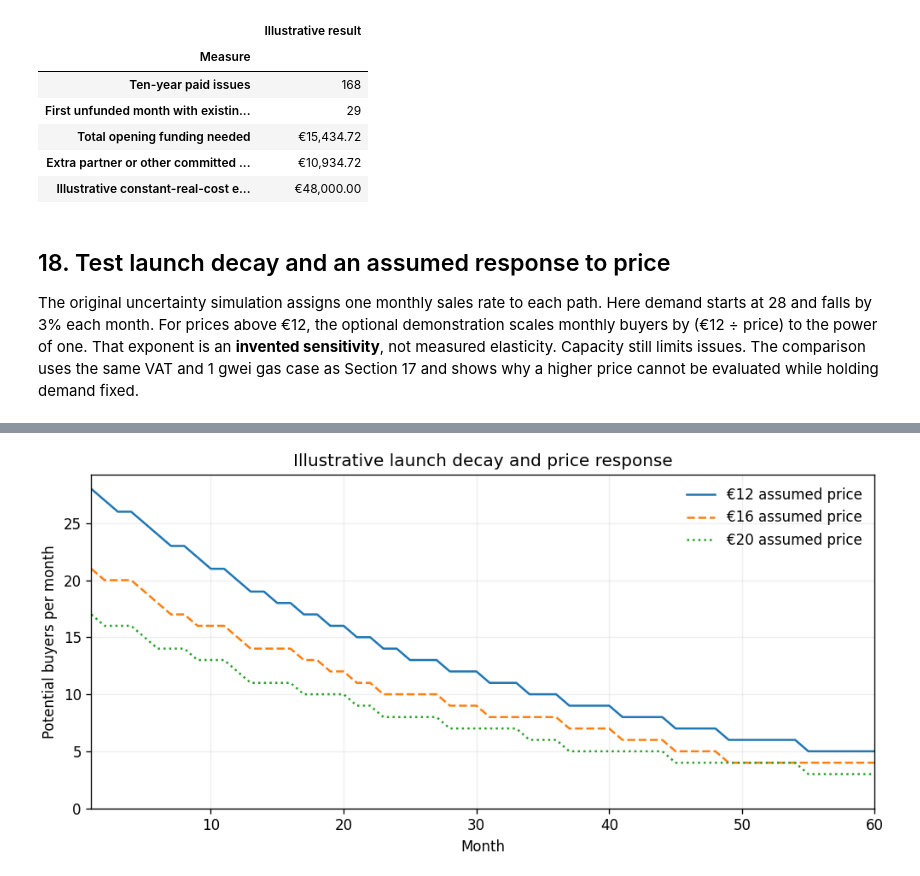
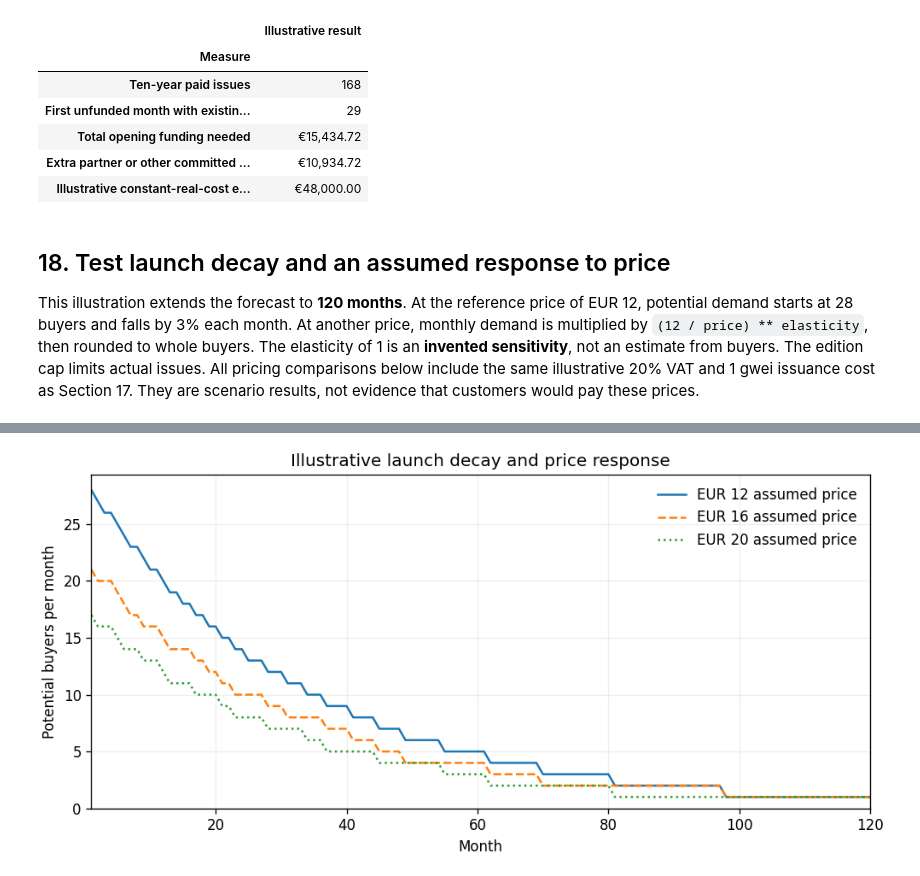
Before and after one commit to tanvirrubayet/fdp1-game-preservation, a Jupyter notebook: preservation_economics.ipynb, the cells around one changed output, grey strips where cells are left out. Drawn from its saved outputs; the diff is of its cells as text; code cells hidden in the pictures.

Commit message:
Correct preservation pricing scenarios and funding checks

```diff
--- a/preservation_economics.ipynb
+++ b/preservation_economics.ipynb
@@ -651,8 +701,10 @@ if not 0 <= demand_low <= demand_mode <= demand_high:
 rng = Random(random_seed)
 required_funding = []
 for _ in range(simulation_count):
-    # Sample sustained monthly demand, then use the same cap and monthly cash ledger.
-    demand = round(rng.triangular(low=demand_low, high=demand_high, mode=demand_mode))
+    # Sample sustained monthly demand with expanded continuous bounds to remove edge-bin rounding bias.
+    # Using low - 0.5 and high + 0.5 ensures that rounding creates perfectly uniform intervals of size 1.0 for all options.
+    sampled_raw = rng.triangular(low=demand_low - 0.5, high=demand_high + 0.5, mode=demand_mode)
+    demand = max(0, min(demand_high, round(sampled_raw)))
     simulated = simulate_sales(inputs, [demand] * inputs.months)
     cash = balances_with_launch(inputs, simulated)
     required_funding.append(minimum_opening_funding(inputs, cash))
@@ -1125,33 +1144,56 @@ assert min(balances_with_launch(funded, transaction_ledger(
 # %% [markdown]
 ## 18. Test launch decay and an assumed response to price
 
-The original uncertainty simulation assigns one monthly sales rate to each path. Here demand starts at 28 and falls by 3% each month. For prices above €12, the optional demonstration scales monthly buyers by (€12 ÷ price) to the power of one. That exponent is an **invented sensitivity**, not measured elasticity. Capacity still limits issues. The comparison uses the same VAT and 1 gwei gas case as Section 17 and shows why a higher price cannot be evaluated while holding demand fixed.
+This illustration extends the forecast to **120 months**. At the reference price of EUR 12, potential demand starts at 28 buyers and falls by 3% each month. At another price, monthly demand is multiplied by `(12 / price) ** elasticity`, then rounded to whole buyers. The elasticity of 1 is an **invented sensitivity**, not an estimate from buyers. The edition cap limits actual issues. All pricing comparisons below include the same illustrative 20% VAT and 1 gwei issuance cost as Section 17. They are scenario results, not evidence that customers would pay these prices.
 # %%
-# Build an explicit month-by-month buyer path before applying the edition cap.
-launch_demand = [round(high_monthly_demand * 0.97 ** month) for month in range(inputs.months)]
+# Use one demand rule and a 120-month horizon for every pricing comparison.
+price_horizon = ten_year
+reference_price = inputs.licence_price
+reference_demand = [round(high_monthly_demand * 0.97 ** month)
+                    for month in range(price_horizon.months)]
 elasticity = 1.0
-elasticity_rows = []
-for price in (Decimal("12.00"), Decimal("16.00"), Decimal("20.00")):
-    # The price response is a scenario input, not an estimate from observed buyers.
-    priced_demand = [round(count * float(inputs.licence_price / price) ** elasticity)
-                     for count in launch_demand]
-    priced = replace(inputs, licence_price=price)
-    rows = transaction_ledger(priced, priced_demand, StressCosts(), ten_year_costs)
-    elasticity_rows.append({
-        "Price": euros(price), "Requested purchases": sum(priced_demand),
-        "Issued licences": sum(row["paid_licences"] for row in rows),
-        "Closing cash": euros(rows[-1]["cash_balance"]),
-        "First gap": first_cash_shortfall(balances_with_launch(priced, rows)),
-    })
-display(pd.DataFrame(elasticity_rows).set_index("Price"))
 
-# Plot the actual assumed paths so a reader can see the launch-to-tail change.
+
+def price_response_demand(reference_path, price, exponent=elasticity):
+    # Reject invalid prices and apply the same assumed response in each scenario.
+    if price <= ZERO or exponent < 0:
+        raise ValueError("Price must be positive and elasticity nonnegative.")
+    factor = float(reference_price / price) ** exponent
+    return [max(0, round(count * factor)) for count in reference_path]
+
+
+def price_scenario(price, reference_path=reference_demand,
+                   assumptions=price_horizon, service=StressCosts(),
+                   costs=ten_year_costs, exponent=elasticity):
+    # Recalculate demand, all monthly cash flows, and the deepest cash gap.
+    priced = replace(assumptions, licence_price=price)
+    demand = price_response_demand(reference_path, price, exponent)
+    rows = transaction_ledger(priced, demand, service, costs)
+    balances = balances_with_launch(priced, rows)
+    return {
+        "price": float(price),
+        "requested_purchases": sum(demand),
+        "issued_licences": sum(row["paid_licences"] for row in rows),
+        "closing_cash": float(balances[-1]),
+        "minimum_cash": float(min(balances)),
+        "first_gap": first_cash_shortfall(balances),
+        "extra_funding_needed": float(max(ZERO, -min(balances))),
+    }
+
+
+comparison = [price_scenario(price)
+              for price in (Decimal("12.00"), Decimal("16.00"), Decimal("20.00"))]
+display(pd.DataFrame(comparison).set_index("price").round(2))
+
+# Show the assumed 120-month buyer paths before the total edition cap is applied.
 figure, axis = plt.subplots(figsize=(8.3, 4.0), layout="constrained")
 for price, style in ((12, "-"), (16, "--"), (20, ":")):
-    path = [round(count * (12 / price) ** elasticity) for count in launch_demand]
-    axis.plot(range(1, inputs.months + 1), path, style, label=f"€{price} assumed price")
-axis.set(title="Illustrative launch decay and price response", xlabel="Month",
-         ylabel="Potential buyers per month", xlim=(1, inputs.months), ylim=(0, None))
+    path = price_response_demand(reference_demand, Decimal(price))
+    axis.plot(range(1, price_horizon.months + 1), path, style,
+              label=f"EUR {price} assumed price")
+axis.set(title="Illustrative launch decay and price response",
+         xlabel="Month", ylabel="Potential buyers per month",
+         xlim=(1, price_horizon.months), ylim=(0, None))
 axis.grid(alpha=0.2)
 axis.legend(frameon=False)
 show_figure(figure)
@@ -1164 +1206 @@ show_figure(figure)
-[figure, old version]
+[figure, new version]
```
Also changed, not shown: parts of 14 cells of this notebook.
